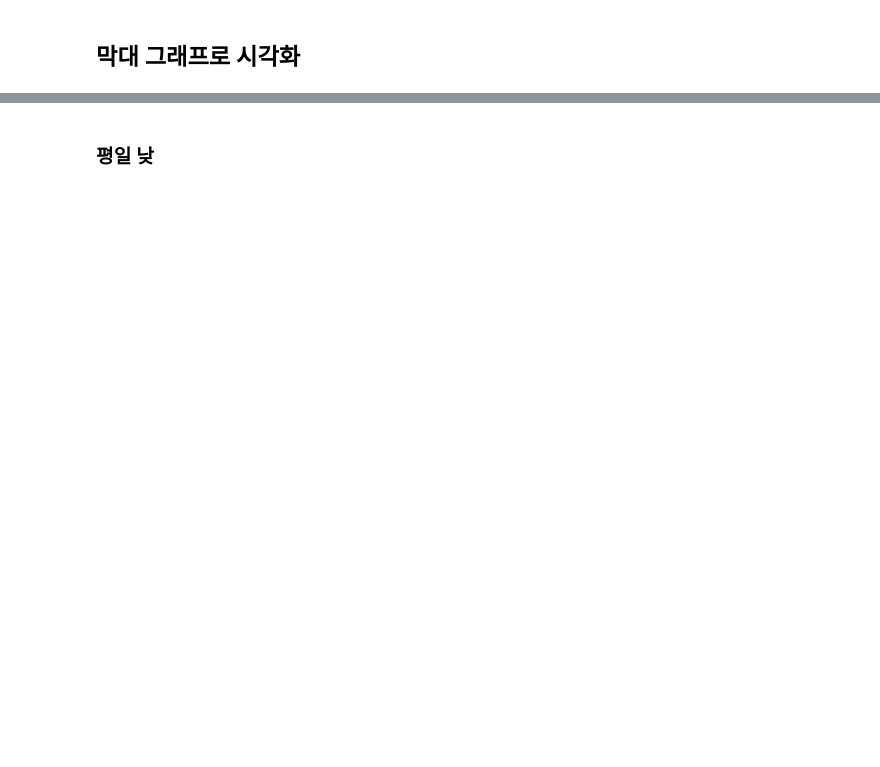
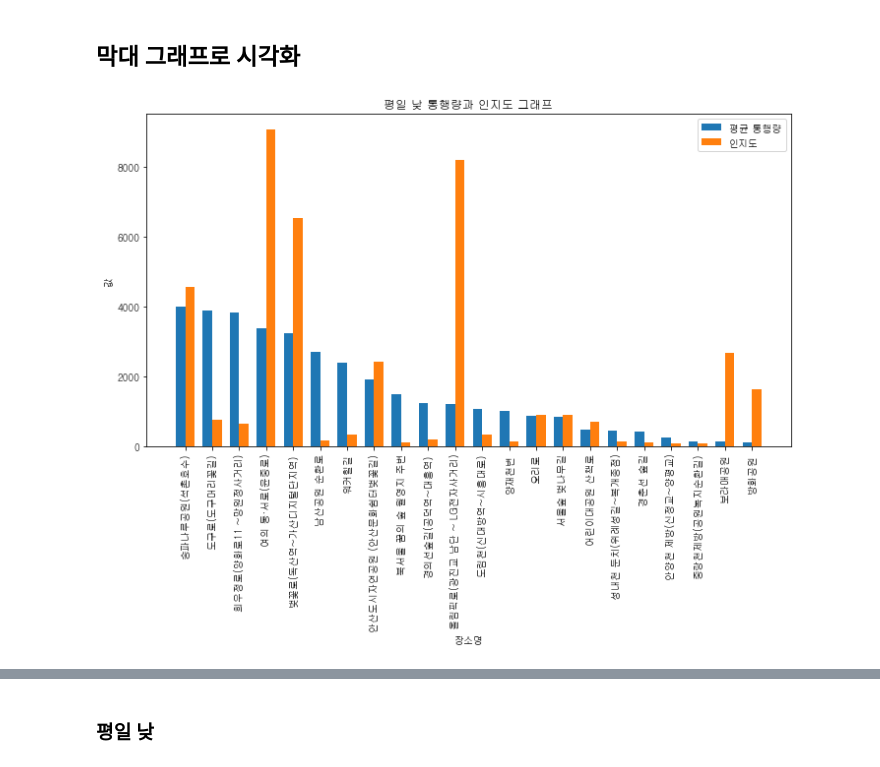
Before and after one commit to 05AM/cherry-blossom, a Jupyter notebook: 4_visualize_cherry_blossom_map.ipynb, the cells around one changed output, grey strips where cells are left out. Saved outputs shown, nothing was run; the diff lists cells and outputs as text; code cells hidden in the pictures; blank space fills up the shorter version.

```diff
--- a/4_visualize_cherry_blossom_map.ipynb
+++ b/4_visualize_cherry_blossom_map.ipynb
@@ -88,2 +88,41 @@ data_average_weekend
 # %% [markdown]
 ## 막대 그래프로 시각화
+# %%
+import matplotlib.pyplot as plt
+from matplotlib import font_manager, rc
+import numpy as np
+
+# encoding
+font_path = "C:/Windows/Fonts/NGULIM.TTF"
+font = font_manager.FontProperties(fname=font_path).get_name()
+rc('font', family=font)
+
+data_average_weekday = data_average_weekday.sort_values(by='average_user_cnt_day', ascending=False)
+
+x = data_average_weekday['loc_name']
+y1 = data_average_weekday['average_user_cnt_day']
+y2 = data_average_weekday['result_stats']/150
+
+categories = x
+
+plt.figure(figsize=(10, 8))
+
+# 막대 그래프 그리기
+bar_width = 0.35
+index = np.arange(len(categories))
+
+plt.bar(index, y1, width=bar_width, label='평균 통행량')
+plt.bar(index + bar_width, y2, width=bar_width, label='인지도')
+
+# 그래프 제목 및 레이블 설정
+plt.title('평일 낮 통행량과 인지도 그래프')
+plt.xlabel('장소명')
+plt.ylabel('값')
+plt.xticks(index + bar_width / 2, categories, rotation='vertical')
+plt.legend()
+
+# 그래프 출력
+plt.tight_layout()
+plt.show()
+# %% [output]
+[figure, added]
```
Also changed, not shown: parts of 13 cells of this notebook, 10 other files.
